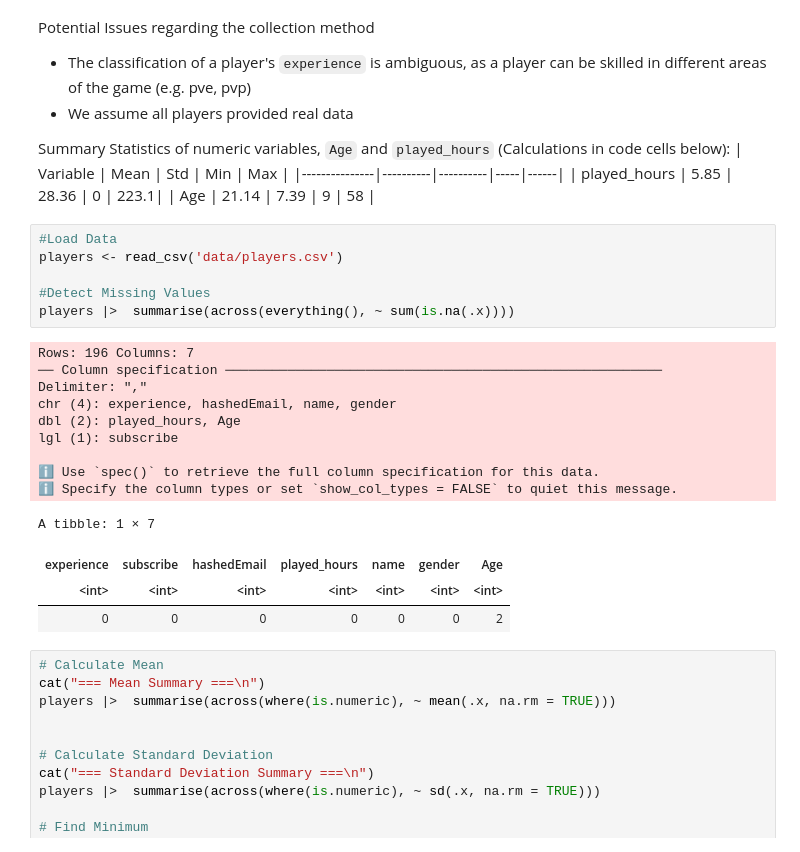
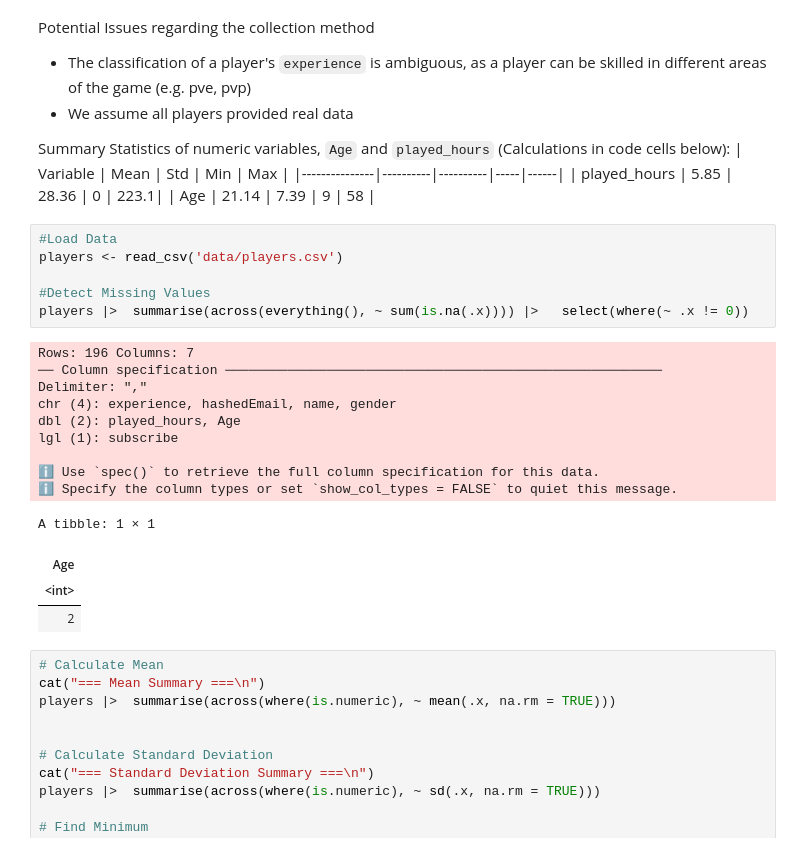
Before and after one commit to InvisiBlight006/mc_ds_project_individual, a Jupyter notebook: Individual_Report.ipynb, the cells around one changed output. Saved outputs shown, nothing was run; the diff lists cells and outputs as text.

```diff
--- a/Individual_Report.ipynb
+++ b/Individual_Report.ipynb
@@ -48,23 +59,23 @@ Summary Statistics of numeric variables, `Age` and `played_hours` (Calculations
 # %%
 #Load Data
 players <- read_csv('data/players.csv')
 
 #Detect Missing Values
-players |>  summarise(across(everything(), ~ sum(is.na(.x))))
+players |>  summarise(across(everything(), ~ sum(is.na(.x)))) |>   select(where(~ .x != 0))
 # %% [output]
 Rows: 196 Columns: 7
 ── Column specification ────────────────────────────────────────────────────────
 Delimiter: ","
 chr (4): experience, hashedEmail, name, gender
 dbl (2): played_hours, Age
 lgl (1): subscribe
 
 ℹ Use `spec()` to retrieve the full column specification for this data.
 ℹ Specify the column types or set `show_col_types = FALSE` to quiet this message.
-A tibble: 1 × 7
+A tibble: 1 × 1
-| experience | subscribe | hashedEmail | played_hours | name | gender | Age |
-| <int> | <int> | <int> | <int> | <int> | <int> | <int> |
-| 0 | 0 | 0 | 0 | 0 | 0 | 2 |
+| Age |
+| <int> |
+| 2 |
 # %%
 # Calculate Mean
 cat("=== Mean Summary ===\n")
```
Also changed, not shown: parts of 8 cells of this notebook.
